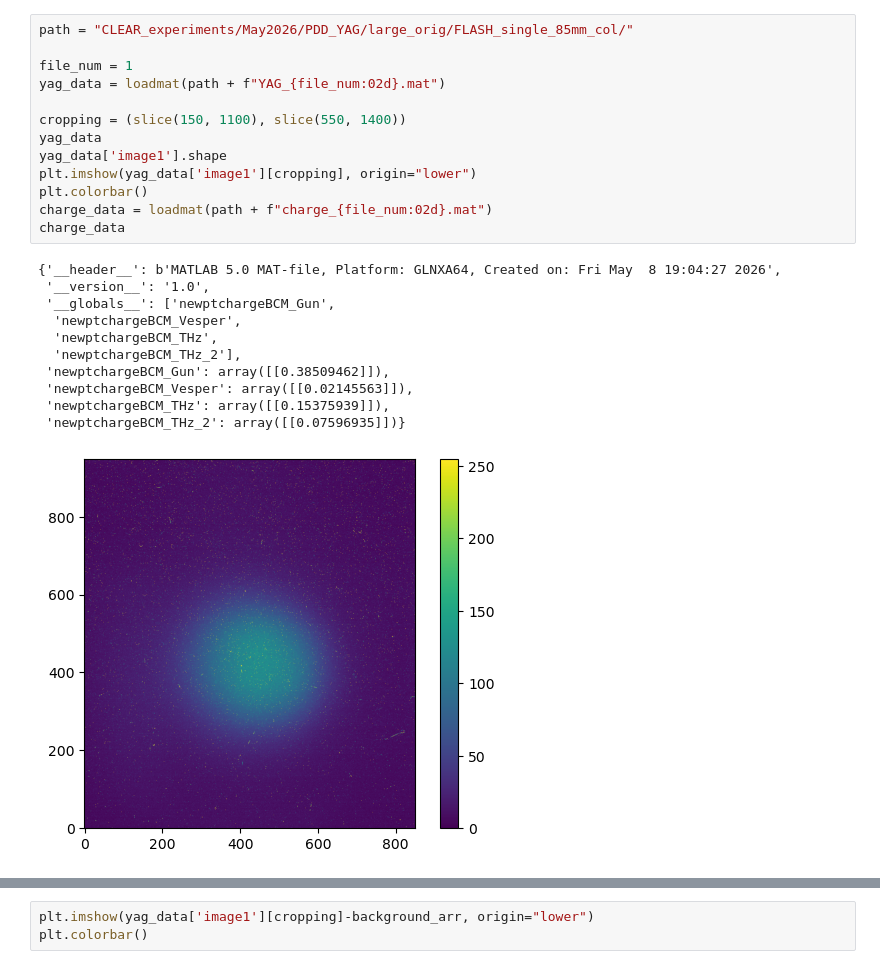
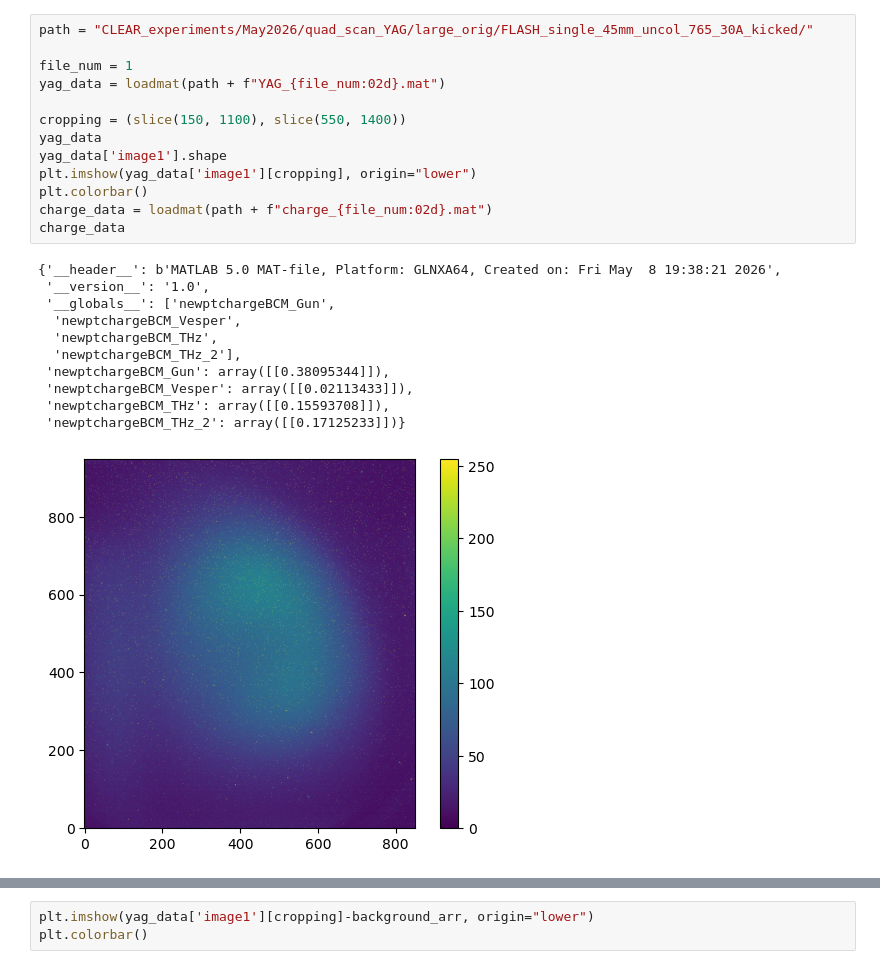
Before and after one commit to sabrinawaa/DPhil_Project, a Jupyter notebook: YAG_processing_CLEAR.ipynb, the cells around one changed output, grey strips where cells are left out. Saved outputs shown, nothing was run; the diff lists cells and outputs as text.

```diff
--- a/YAG_processing_CLEAR.ipynb
+++ b/YAG_processing_CLEAR.ipynb
@@ -10,26 +31,26 @@ from YAG_RCF_analysis import *
 # %%
-path = "CLEAR_experiments/May2026/PDD_YAG/large_orig/FLASH_single_85mm_col/"
+path = "CLEAR_experiments/May2026/quad_scan_YAG/large_orig/FLASH_single_45mm_uncol_765_30A_kicked/"
 
 file_num = 1
 yag_data = loadmat(path + f"YAG_{file_num:02d}.mat")
 
 cropping = (slice(150, 1100), slice(550, 1400))
 yag_data
 yag_data['image1'].shape
 plt.imshow(yag_data['image1'][cropping], origin="lower")
 plt.colorbar()
 charge_data = loadmat(path + f"charge_{file_num:02d}.mat")
 charge_data
 # %% [output]
-{'__header__': b'MATLAB 5.0 MAT-file, Platform: GLNXA64, Created on: Fri May  8 19:04:27 2026',
+{'__header__': b'MATLAB 5.0 MAT-file, Platform: GLNXA64, Created on: Fri May  8 19:38:21 2026',
  '__version__': '1.0',
  '__globals__': ['newptchargeBCM_Gun',
   'newptchargeBCM_Vesper',
   'newptchargeBCM_THz',
   'newptchargeBCM_THz_2'],
- 'newptchargeBCM_Gun': array([[0.38509462]]),
- 'newptchargeBCM_Vesper': array([[0.02145563]]),
- 'newptchargeBCM_THz': array([[0.15375939]]),
- 'newptchargeBCM_THz_2': array([[0.07596935]])}
+ 'newptchargeBCM_Gun': array([[0.38095344]]),
+ 'newptchargeBCM_Vesper': array([[0.02113433]]),
+ 'newptchargeBCM_THz': array([[0.15593708]]),
+ 'newptchargeBCM_THz_2': array([[0.17125233]])}
-[figure, old version]
+[figure, new version]
 # %%
```
Also changed, not shown: parts of 12 cells of this notebook.
